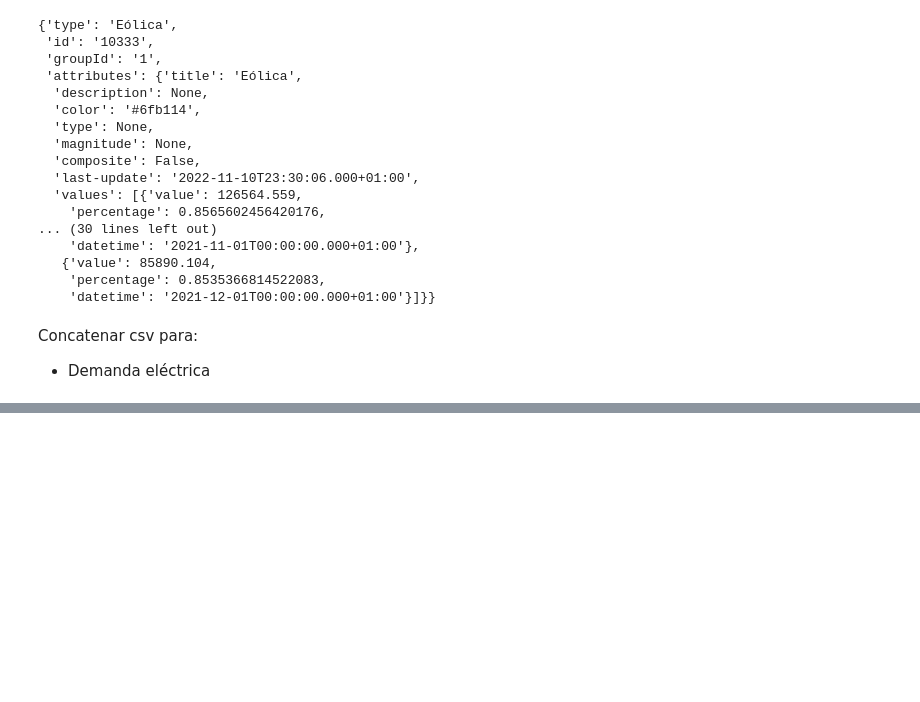
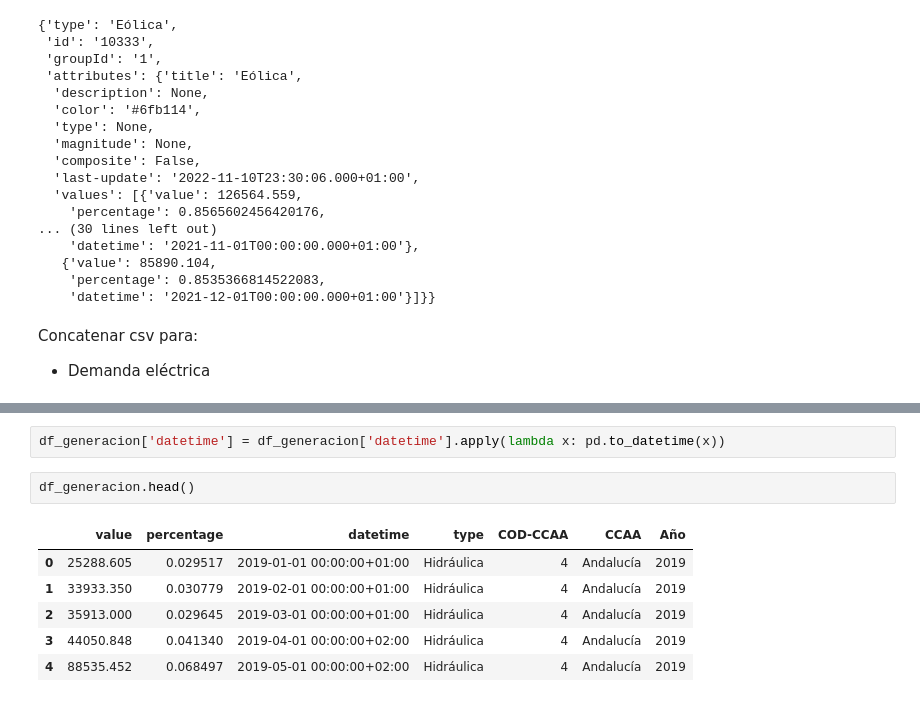
Before and after one commit to ngcarvajall/Laboratorio_ETL, a Jupyter notebook: API.ipynb, the cells around one changed output, grey strips where cells are left out. Drawn from its saved outputs; the diff is of its cells as text; blank space fills up the shorter version.

```diff
--- a/API.ipynb
+++ b/API.ipynb
@@ -238,0 +334,11 @@ for año in os.listdir('C:\\Users\\DELL\\Git\\apuntes-clases-ds-oct-24\\Modulo5\
+# %%
+df_generacion['datetime'] = df_generacion['datetime'].apply(lambda x: pd.to_datetime(x))
+# %%
+df_generacion.head()
+# %% [output]
+|  | value | percentage | datetime | type | COD-CCAA | CCAA | Año |
+| 0 | 25288.605 | 0.029517 | 2019-01-01 00:00:00+01:00 | Hidráulica | 4 | Andalucía | 2019 |
+| 1 | 33933.350 | 0.030779 | 2019-02-01 00:00:00+01:00 | Hidráulica | 4 | Andalucía | 2019 |
+| 2 | 35913.000 | 0.029645 | 2019-03-01 00:00:00+01:00 | Hidráulica | 4 | Andalucía | 2019 |
+| 3 | 44050.848 | 0.041340 | 2019-04-01 00:00:00+02:00 | Hidráulica | 4 | Andalucía | 2019 |
+| 4 | 88535.452 | 0.068497 | 2019-05-01 00:00:00+02:00 | Hidráulica | 4 | Andalucía | 2019 |
```
Also changed, not shown: parts of 14 cells of this notebook, 1 other file.
